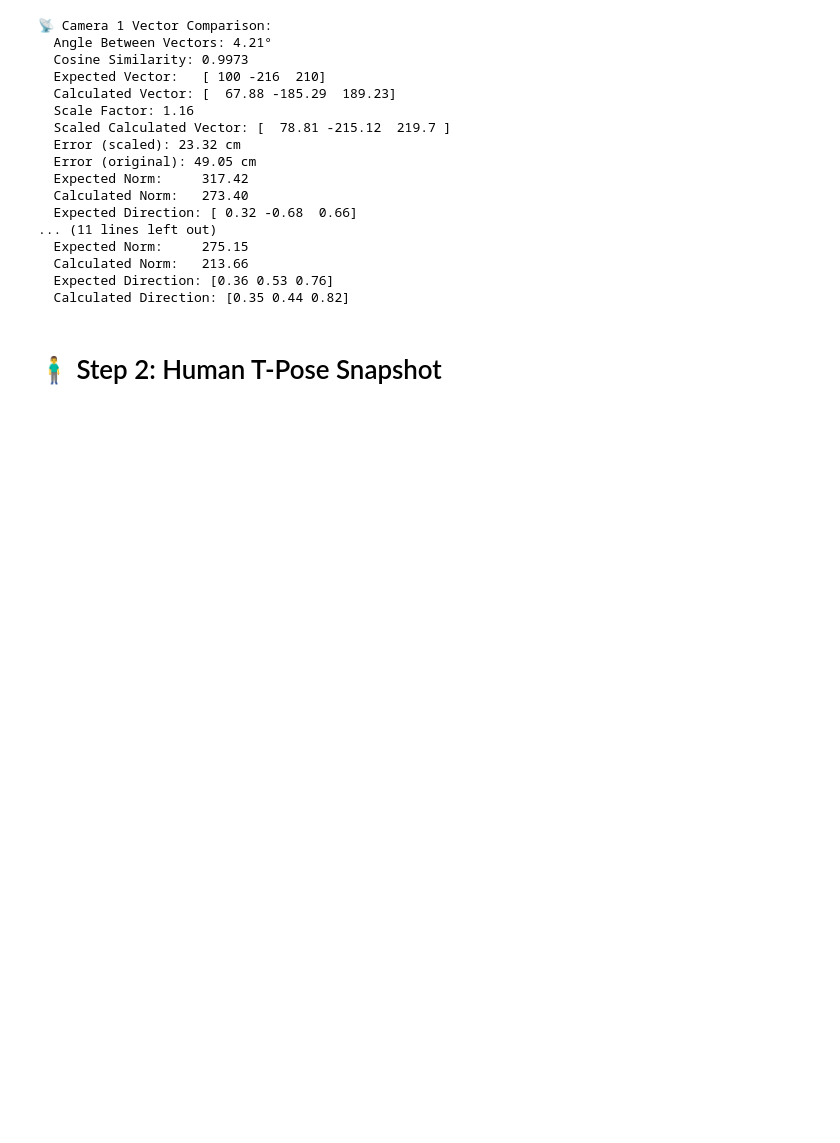
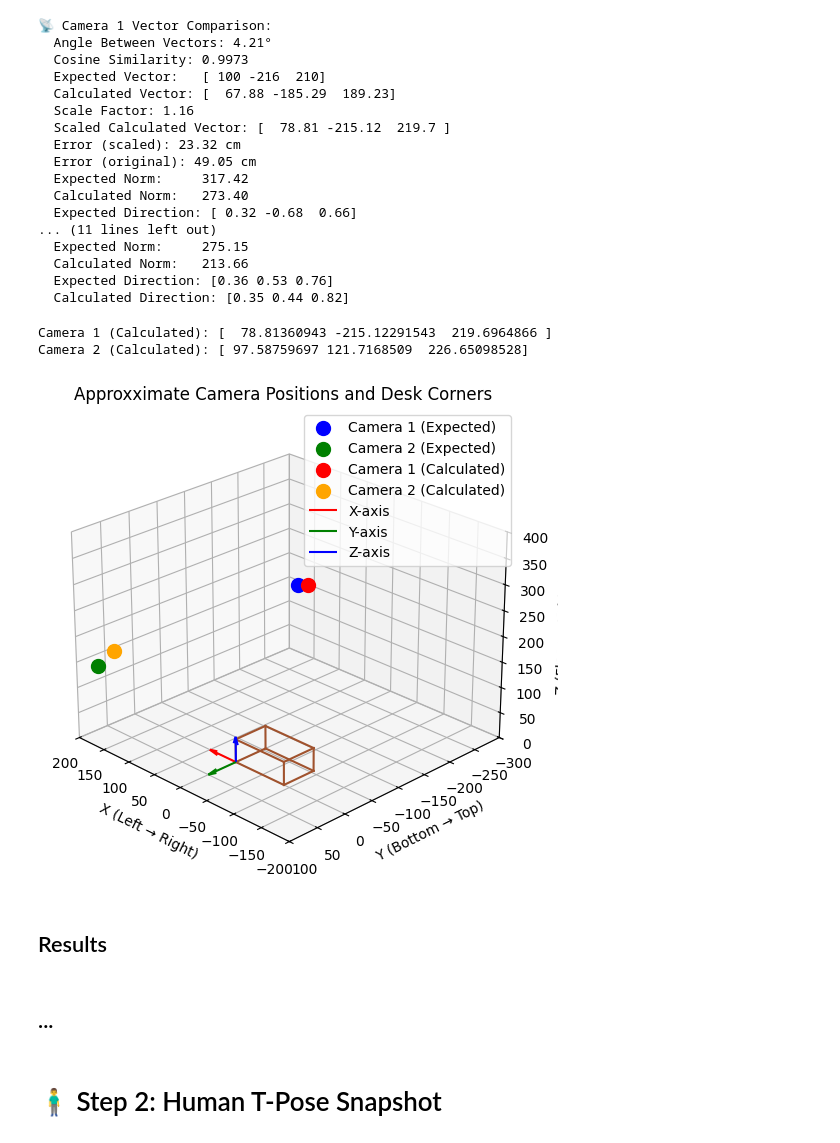
Before and after one commit to hofslu/PoseDetection, a Jupyter notebook: experiments/0010-Camera-Calibration/notebooks/camera-calibration.ipynb, the cells around one changed output. Cells and saved outputs as stored; diff of their text form; code cells hidden in the pictures; blank space fills up the shorter version.

```diff
--- a/experiments/0010-Camera-Calibration/notebooks/camera-calibration.ipynb
+++ b/experiments/0010-Camera-Calibration/notebooks/camera-calibration.ipynb
@@ -484,9 +488,11 @@ def compare_camera_direction_vectors(expected: np.ndarray, calculated: np.ndarra
     print(f"  Calculated Direction: {normalize(v_calculated).round(2)}")
     print()
 
+    return v_calculated_scaled
+
 # Run the comparison
-compare_camera_direction_vectors(cam1_expected, cam1_solvepnp[:,1], label="Camera 1")
-compare_camera_direction_vectors(cam2_expected, cam2_solvepnp[:,1], label="Camera 2")
+v_cam1_scaled = compare_camera_direction_vectors(cam1_expected, cam1_solvepnp[:,1], label="Camera 1")
+v_cam2_scaled = compare_camera_direction_vectors(cam2_expected, cam2_solvepnp[:,1], label="Camera 2")
 # %% [output]
 📡 Camera 1 Vector Comparison:
   Angle Between Vectors: 4.21°
@@ -505,4 +511,13 @@ compare_camera_direction_vectors(cam2_expected, cam2_solvepnp[:,1], label="Camer
   Calculated Norm:   213.66
   Expected Direction: [0.36 0.53 0.76]
   Calculated Direction: [0.35 0.44 0.82]
+# %%
+# draw scaled vectors
+draw_comparison(v_cam1_scaled, v_cam2_scaled)
+# %% [output]
+Camera 1 (Calculated): [  78.81360943 -215.12291543  219.6964866 ]
+Camera 2 (Calculated): [ 97.58759697 121.7168509  226.65098528]
+[figure, added]
+# %% [markdown]
+## Results
 # %%
@@ -536,2 +583,4 @@ compare_camera_direction_vectors(cam2_expected, cam2_solvepnp[:,1], label="Camer
+# %% [markdown]
+## ...
 # %% [markdown]
 # 🧍‍♂️ Step 2: Human T-Pose Snapshot
```
Also changed, not shown: parts of 5 cells of this notebook, 4 other files.
